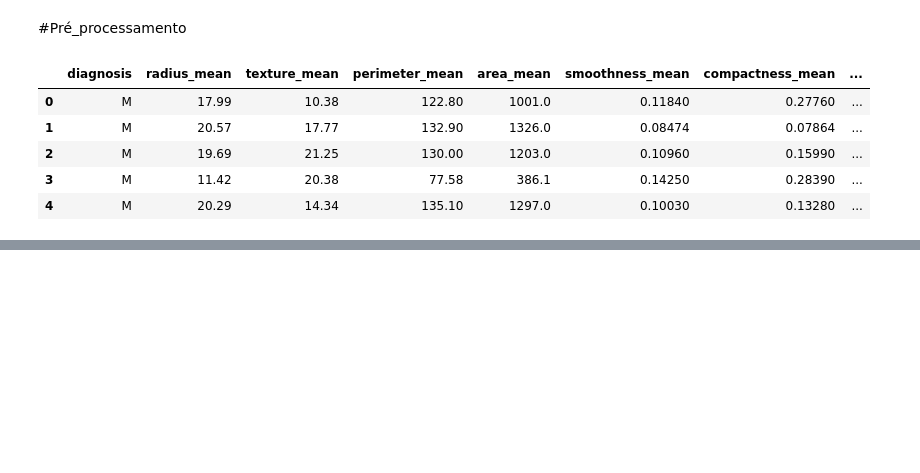
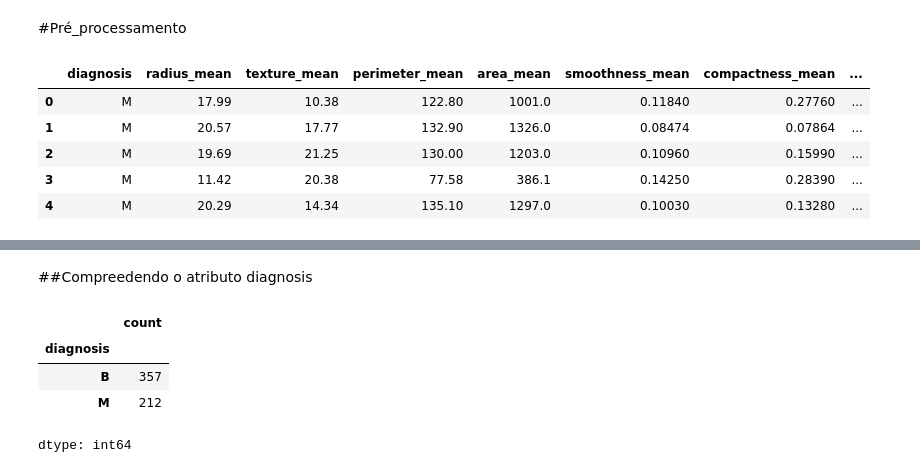
Before and after one commit to eldercamposds/Breast-Cancer-Wisconsin-Diagnostic-Data-Set., a Jupyter notebook: Breast_Cancer_Wisconsin_(Diagnostic)_Data_Set.ipynb, the cells around one changed output, grey strips where cells are left out. Saved outputs shown, nothing was run; the diff lists cells and outputs as text; code cells hidden in the pictures; blank space fills up the shorter version.

```diff
--- a/Breast_Cancer_Wisconsin_(Diagnostic)_Data_Set.ipynb
+++ b/Breast_Cancer_Wisconsin_(Diagnostic)_Data_Set.ipynb
@@ -144,0 +177,10 @@ data.head()
+# %% [markdown]
+##Compreedendo o atributo diagnosis
+# %%
+data.diagnosis.value_counts()
+# %% [output]
+|  | count |
+| diagnosis |  |
+| B | 357 |
+| M | 212 |
+dtype: int64
```
Also changed, not shown: parts of 9 cells of this notebook.
